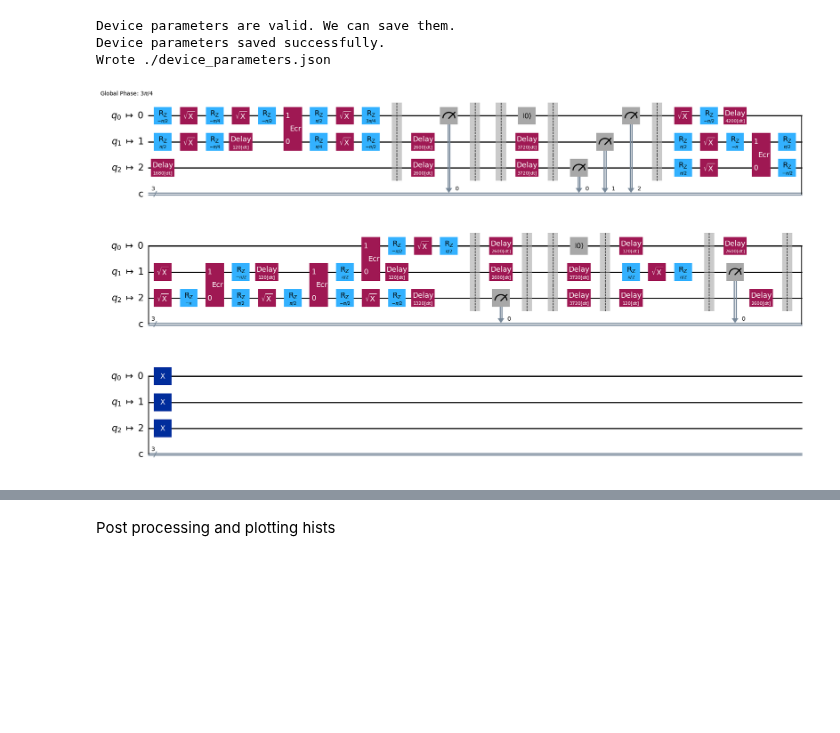
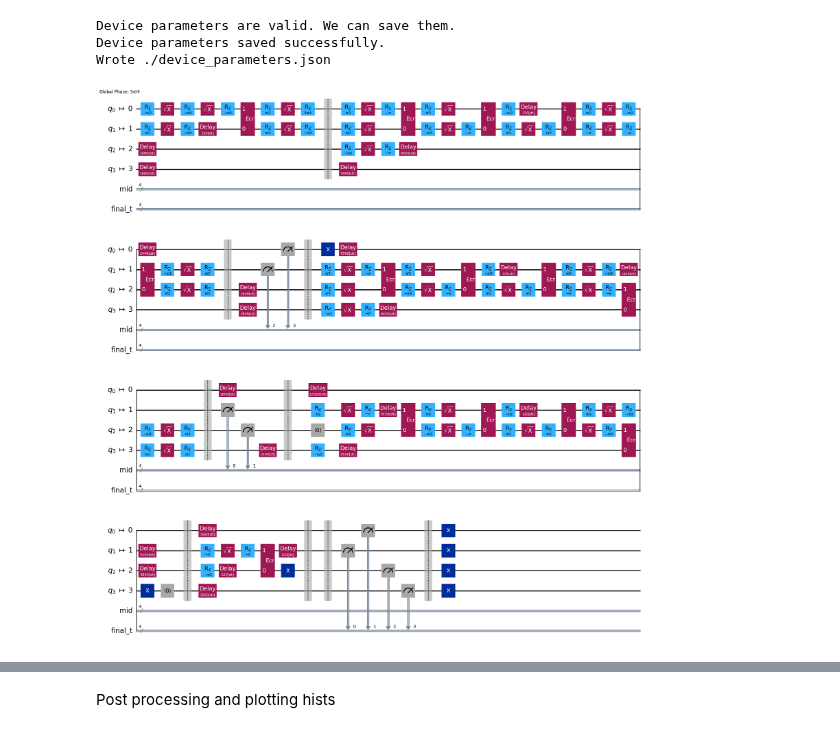
Before and after one commit to CERN-IT-INNOVATION/quantum-gates, a Jupyter notebook: start up and testing/local_fake_backend_test_no_noise.ipynb, the cells around one changed output, grey strips where cells are left out. Drawn from its saved outputs; the diff is of its cells as text; code cells hidden in the pictures; blank space fills up the shorter version.

```diff
--- a/start up and testing/local_fake_backend_test_no_noise.ipynb
+++ b/start up and testing/local_fake_backend_test_no_noise.ipynb
@@ -333,20 +339,20 @@ shots = 100
 # %%
 
 
 
-needs_controlflow = any(isinstance(op.operation, ControlFlowOp) for op in qc_small.data)
+needs_controlflow = any(isinstance(op.operation, ControlFlowOp) for op in qc.data)
 
 t_circ = transpile(
-    qc_small,
+    qc,
     backend,
     initial_layout=qubits_layout,
     seed_transpiler=100,
     **({} if needs_controlflow else {"scheduling_method": "asap"})
 )
 
 t_circ.draw("mpl")
 # %% [output]
-[figure, old version]
+[figure, new version]
 # %%
 
 res  = sim.run(
```
Also changed, not shown: parts of 14 cells of this notebook, 2 other files.
